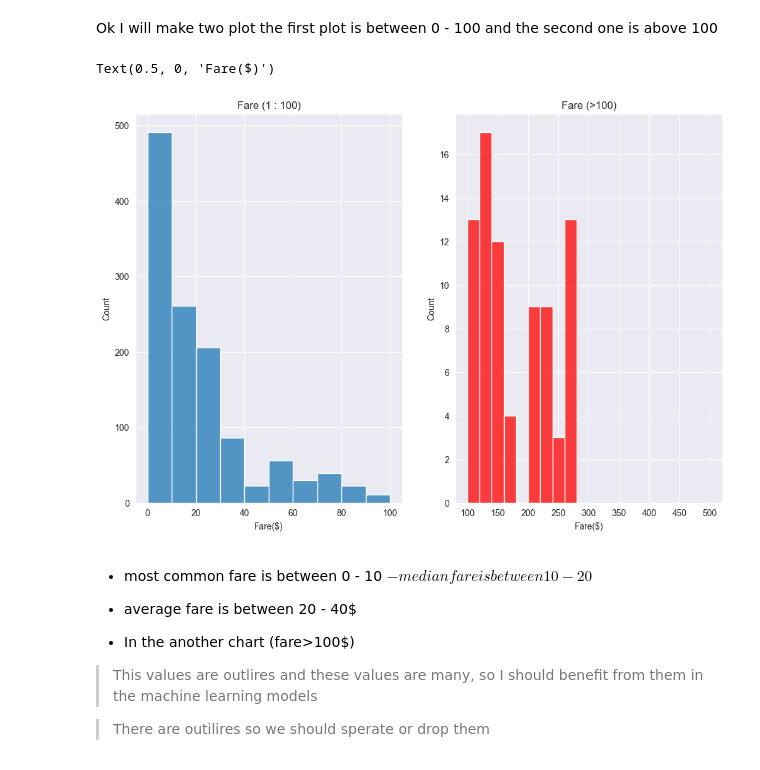
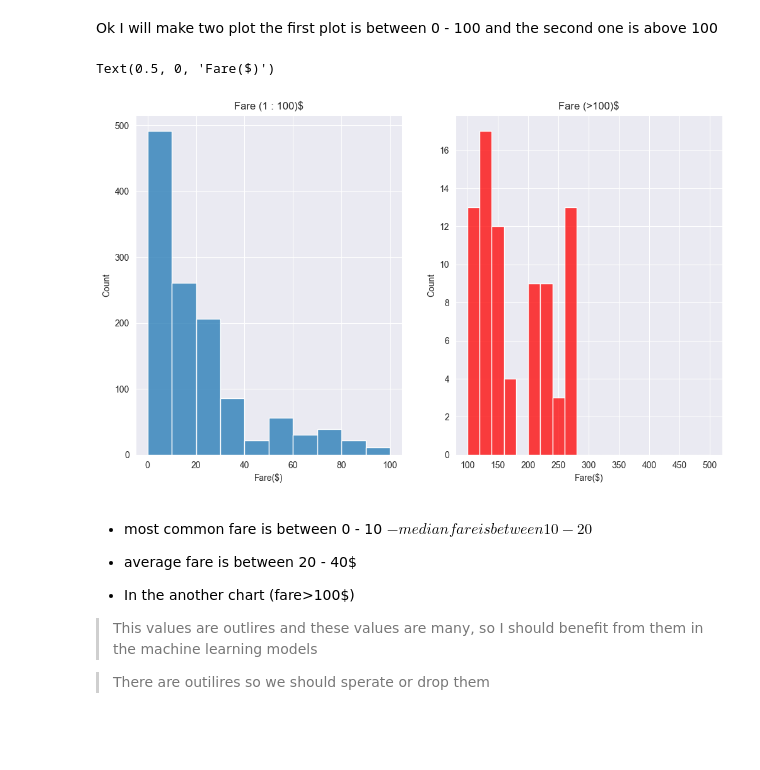
Before and after one commit to MinaGO1/Titanic-dataset, a Jupyter notebook: notebooks/Data Analysis/EDA.ipynb, the cells around one changed output. Drawn from its saved outputs; the diff is of its cells as text; code cells hidden in the pictures; blank space fills up the shorter version.

```diff
--- a/notebooks/Data Analysis/EDA.ipynb
+++ b/notebooks/Data Analysis/EDA.ipynb
@@ -238,21 +249,21 @@ Text(0.5, 0, 'Fare($)')
 # %% [markdown]
 Ok I will make two plot the first plot is between 0 - 100 and the second one is above 100
 # %%
-plt.figure(figsize=(12,8))
+plt.figure(figsize=(12,7))
 # Plotting the first plot
 plt.subplot(1,2,1)
 sns.histplot(df['Fare'], bins=np.arange(0,110 , 10))
-plt.title('Fare (1 : 100)')
+plt.title('Fare (1 : 100)$')
 plt.xlabel('Fare($)')
 
 # Plotting second one
 plt.subplot(1,2,2)
 sns.histplot(df['Fare'] , bins = np.arange(100,520 , 20) , color='red')
-plt.title('Fare (>100)')
+plt.title('Fare (>100)$')
 plt.xlabel('Fare($)')
 # %% [output]
 Text(0.5, 0, 'Fare($)')
-[figure, old version]
+[figure, new version]
 # %% [markdown]
 - most common fare is between 0 - 10 $
 - median fare is between 10 - 20$
```
Also changed, not shown: parts of 3 cells of this notebook, 7 other files.
